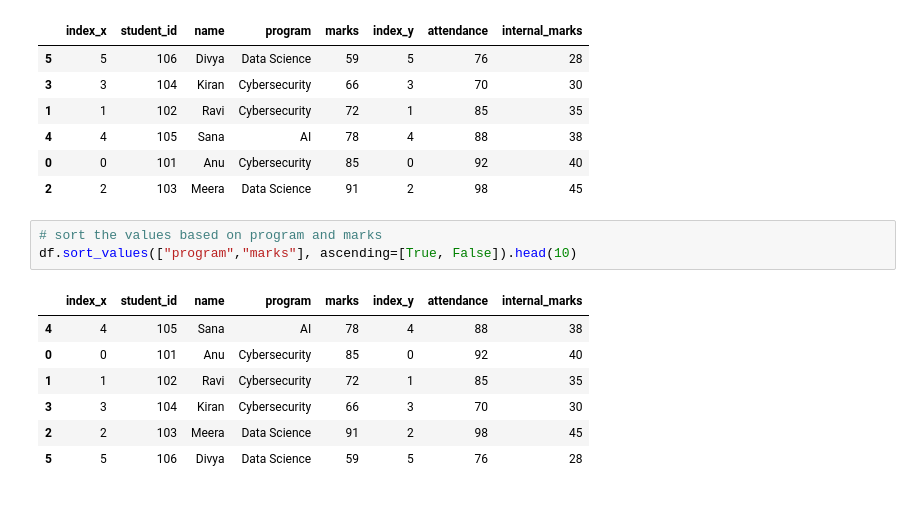
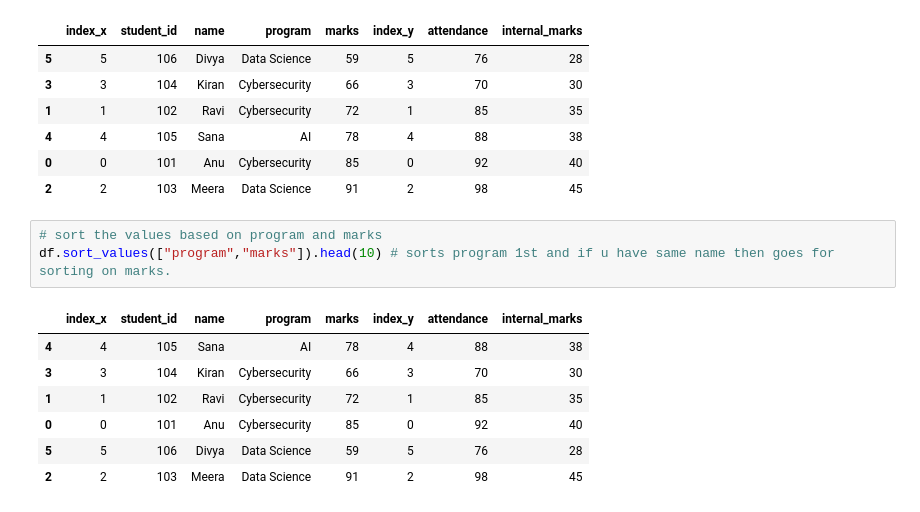
Before and after one commit to Sru-j/daily_lab_activities, a Jupyter notebook: pandas_dataframeII_S.ipynb, the cells around one changed output. Cells and saved outputs as stored; diff of their text form.

```diff
--- a/pandas_dataframeII_S.ipynb
+++ b/pandas_dataframeII_S.ipynb
@@ -659,12 +659,12 @@ df.sort_values("marks").head(10)
 | 2 | 2 | 103 | Meera | Data Science | 91 | 2 | 98 | 45 |
 # %%
 # sort the values based on program and marks
-df.sort_values(["program","marks"], ascending=[True, False]).head(10)
+df.sort_values(["program","marks"]).head(10) # sorts program 1st and if u have same name then goes for sorting on marks.
 # %% [output]
 |  | index_x | student_id | name | program | marks | index_y | attendance | internal_marks |
 | 4 | 4 | 105 | Sana | AI | 78 | 4 | 88 | 38 |
+| 3 | 3 | 104 | Kiran | Cybersecurity | 66 | 3 | 70 | 30 |
+| 1 | 1 | 102 | Ravi | Cybersecurity | 72 | 1 | 85 | 35 |
 | 0 | 0 | 101 | Anu | Cybersecurity | 85 | 0 | 92 | 40 |
-| 1 | 1 | 102 | Ravi | Cybersecurity | 72 | 1 | 85 | 35 |
-| 3 | 3 | 104 | Kiran | Cybersecurity | 66 | 3 | 70 | 30 |
+| 5 | 5 | 106 | Divya | Data Science | 59 | 5 | 76 | 28 |
 | 2 | 2 | 103 | Meera | Data Science | 91 | 2 | 98 | 45 |
-| 5 | 5 | 106 | Divya | Data Science | 59 | 5 | 76 | 28 |
```
Also changed, not shown: parts of 5 cells of this notebook.
